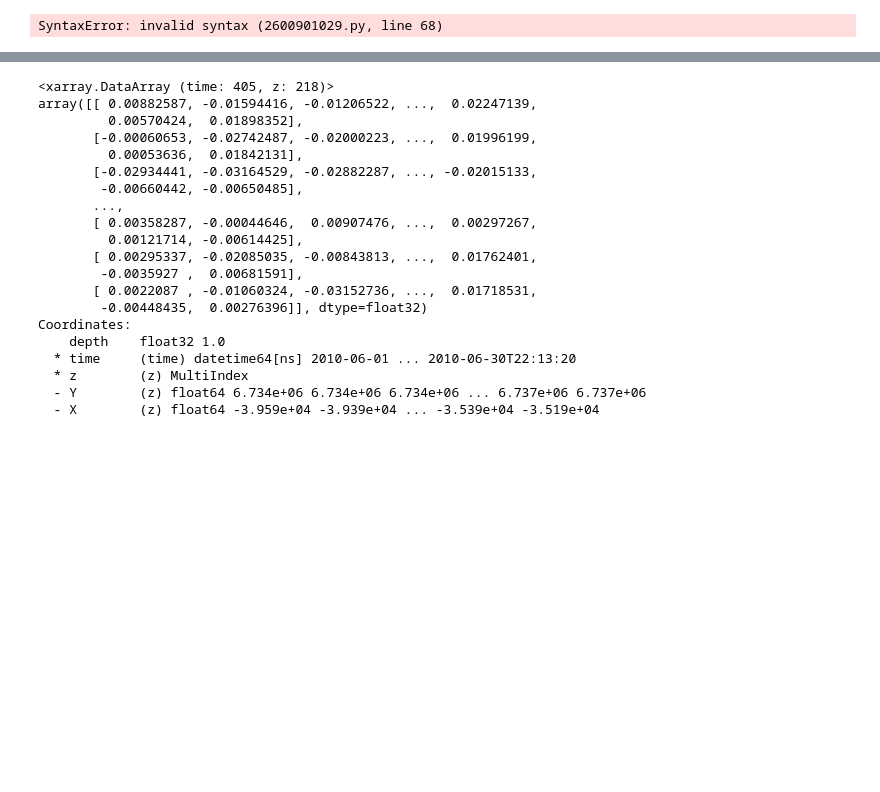
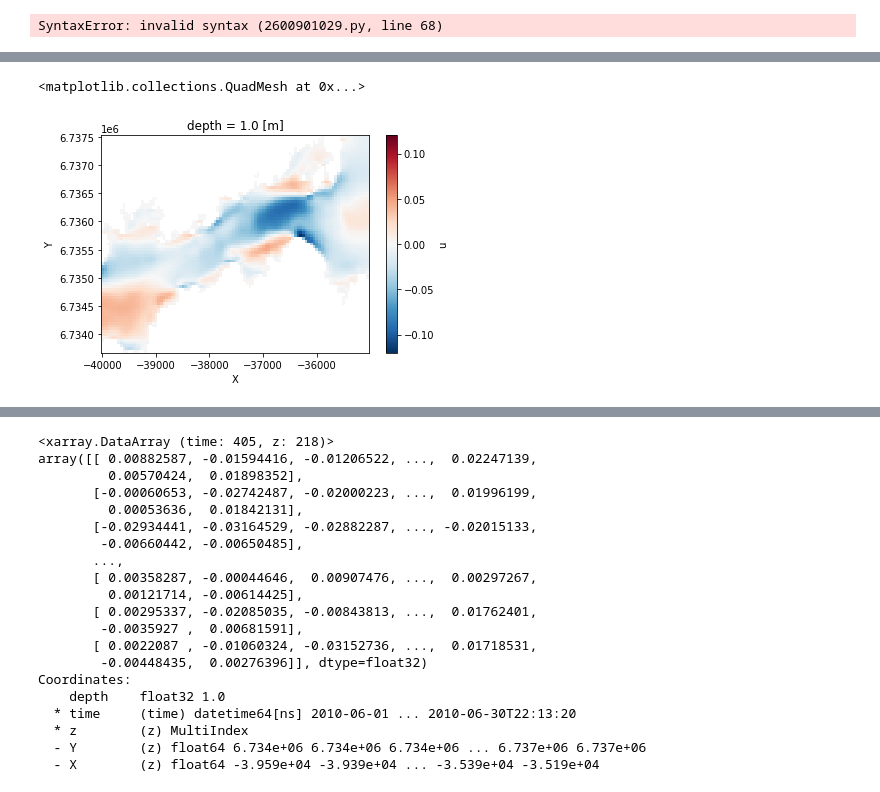
Before and after one commit to galendal/FACTS, a Jupyter notebook: eof_GA.ipynb, the cells around one changed output, grey strips where cells are left out. Cells and saved outputs as stored; diff of their text form; code cells hidden in the pictures; blank space fills up the shorter version.

```diff
--- a/eof_GA.ipynb
+++ b/eof_GA.ipynb
@@ -218,3 +224,8 @@ uu=xr.DataArray(A@U.T,dims=u.dims)
+# %%
+focus.u.mean(dim='time').unstack('z').plot()
+# %% [output]
+<matplotlib.collections.QuadMesh at 0x...>
+[figure, added]
 # %%
 (u-uu).std(dim='time').unstack('z').plot()
 # %% [output]
```
Also changed, not shown: parts of 16 cells of this notebook.
